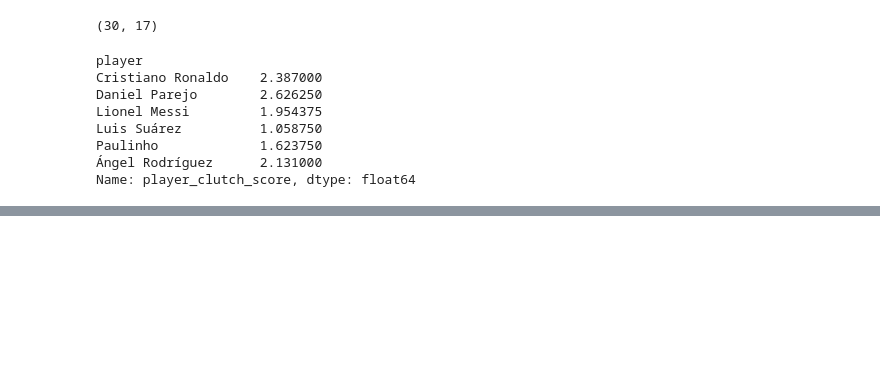
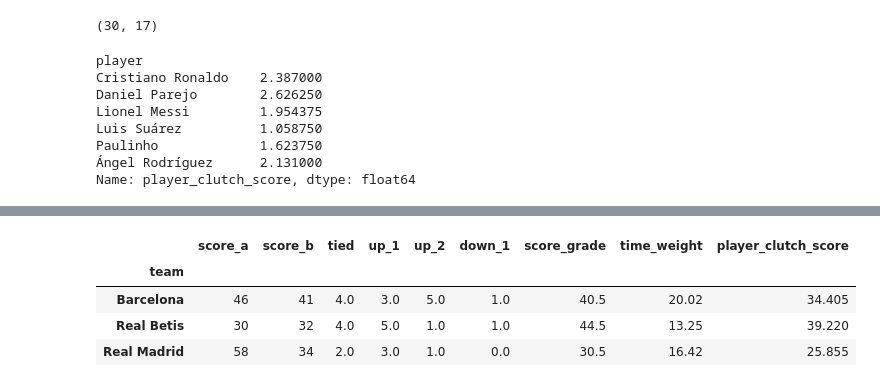
Before and after one commit to carlos-gutier/DS-Project1-Data-Storytelling, a Jupyter notebook: DS_Project1_Data_Storytelling.ipynb, the cells around one changed output, grey strips where cells are left out. Drawn from its saved outputs; the diff is of its cells as text; code cells hidden in the pictures; blank space fills up the shorter version.

```diff
--- a/DS_Project1_Data_Storytelling.ipynb
+++ b/DS_Project1_Data_Storytelling.ipynb
@@ -380,2 +493,10 @@ Name: player_clutch_score, dtype: float64
+# %%
+teams_80min_lls1.groupby('team').sum()
+# %% [output]
+|  | score_a | score_b | tied | up_1 | up_2 | down_1 | score_grade | time_weight | player_clutch_score |
+| team |  |  |  |  |  |  |  |  |  |
+| Barcelona | 46 | 41 | 4.0 | 3.0 | 5.0 | 1.0 | 40.5 | 20.02 | 34.405 |
+| Real Betis | 30 | 32 | 4.0 | 5.0 | 1.0 | 1.0 | 44.5 | 13.25 | 39.220 |
+| Real Madrid | 58 | 34 | 2.0 | 3.0 | 1.0 | 0.0 | 30.5 | 16.42 | 25.855 |
 # %%
 #df_goals_lls1[df_goals_lls1.minute.between(80, 100)]
```
Also changed, not shown: parts of 13 cells of this notebook.
